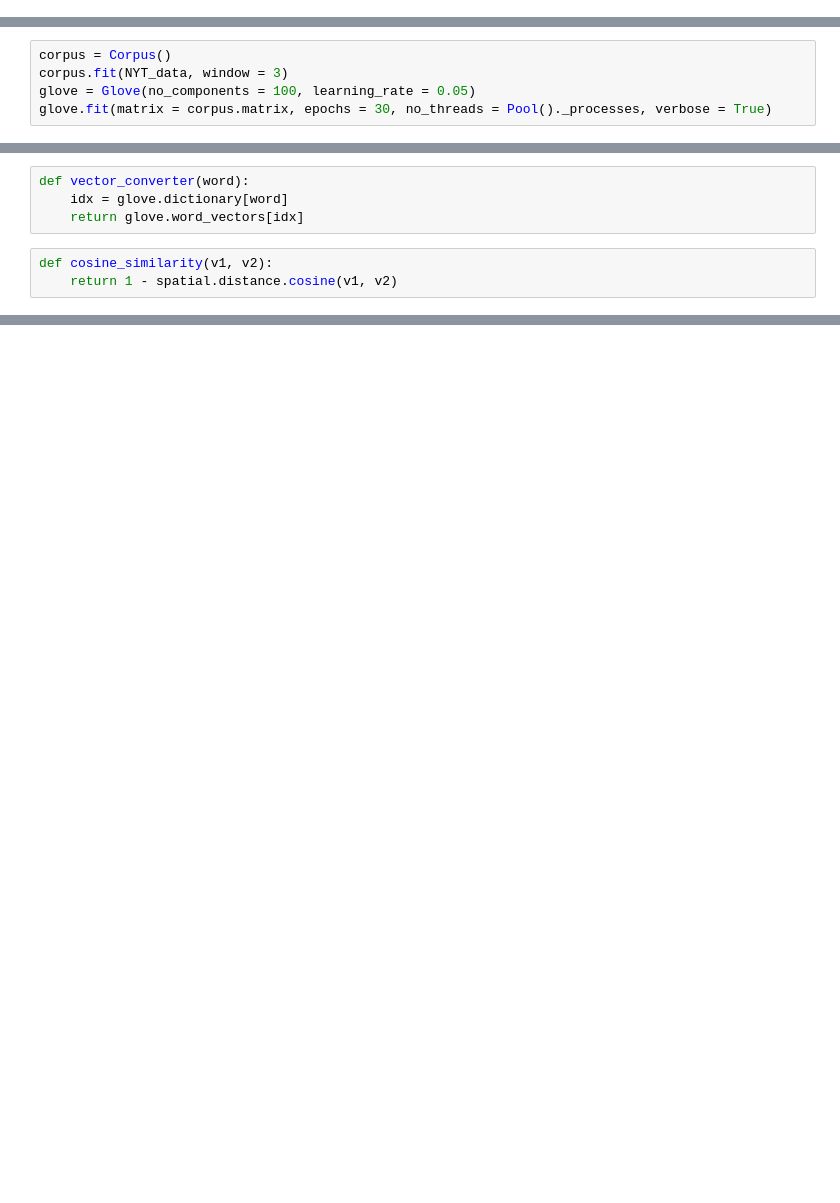
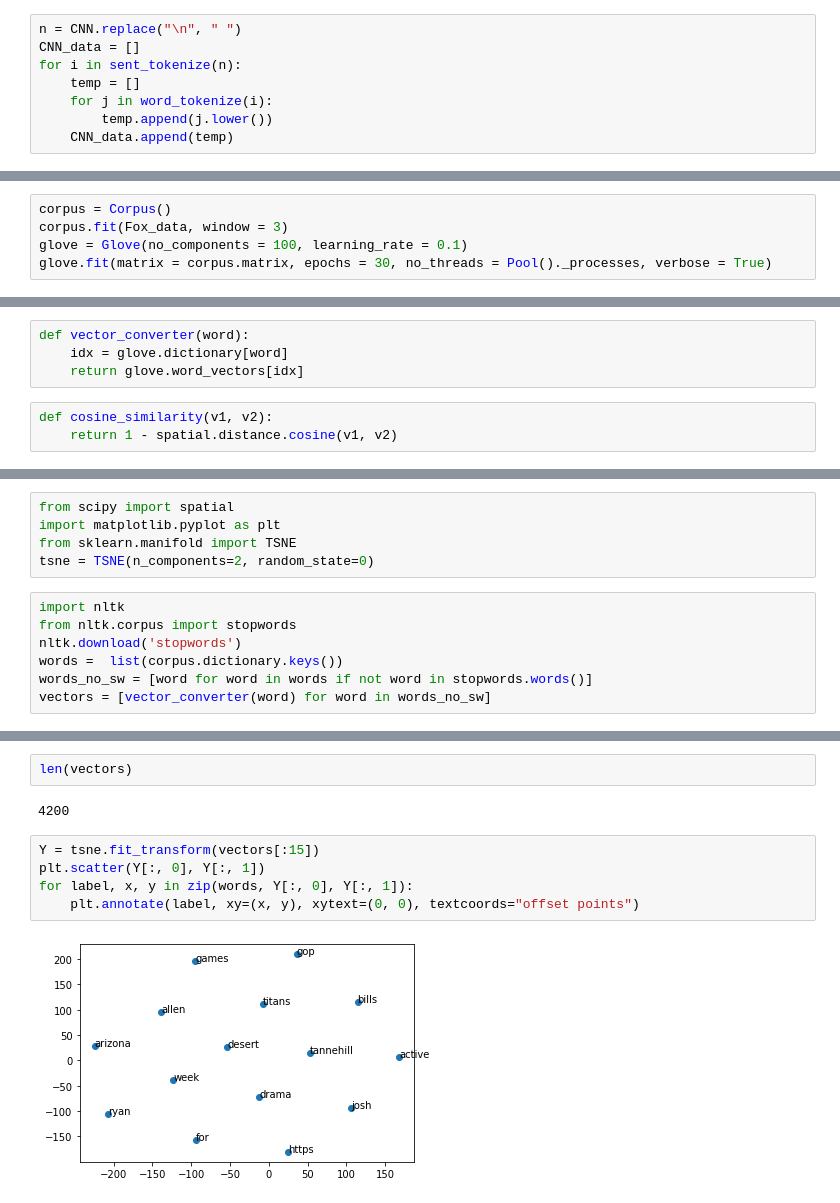
Before and after one commit to dt2229/bias_in_publications, a Jupyter notebook: Glove.ipynb, the cells around one changed output, grey strips where cells are left out. Saved outputs shown, nothing was run; the diff lists cells and outputs as text; blank space fills up the shorter version.

```diff
--- a/Glove.ipynb
+++ b/Glove.ipynb
@@ -33,6 +51,14 @@ for i in sent_tokenize(n):
     for j in word_tokenize(i):
         temp.append(j.lower())
     Fox_data.append(temp)
+# %%
+n = CNN.replace("\n", " ")
+CNN_data = []
+for i in sent_tokenize(n):
+    temp = []
+    for j in word_tokenize(i):
+        temp.append(j.lower())
+    CNN_data.append(temp)
 # %%
 for i in range(len(NYT_data)):
     NYT_data[i] = [word.lower() for word in NYT_data[i] if re.match('^[a-zA-Z]+', word)]
@@ -42,7 +71,7 @@ for i in range(len(Fox_data)):
 # %%
 corpus = Corpus()
-corpus.fit(NYT_data, window = 3)
-glove = Glove(no_components = 100, learning_rate = 0.05)
+corpus.fit(Fox_data, window = 3)
+glove = Glove(no_components = 100, learning_rate = 0.1)
 glove.fit(matrix = corpus.matrix, epochs = 30, no_threads = Pool()._processes, verbose = True)
 # %% [output]
 Performing 30 training epochs with 2 threads
@@ -97,0 +197,12 @@ cosine_similarity(v1, v2)
+# %%
+from scipy import spatial
+import matplotlib.pyplot as plt
+from sklearn.manifold import TSNE
+tsne = TSNE(n_components=2, random_state=0)
+# %%
+import nltk
+from nltk.corpus import stopwords
+nltk.download('stopwords')
+words =  list(corpus.dictionary.keys())
+words_no_sw = [word for word in words if not word in stopwords.words()]
+vectors = [vector_converter(word) for word in words_no_sw]
@@ -97,0 +212,11 @@ cosine_similarity(v1, v2)
+# %%
+len(vectors)
+# %% [output]
+4200
+# %%
+Y = tsne.fit_transform(vectors[:15])
+plt.scatter(Y[:, 0], Y[:, 1])
+for label, x, y in zip(words, Y[:, 0], Y[:, 1]):
+    plt.annotate(label, xy=(x, y), xytext=(0, 0), textcoords="offset points")
+# %% [output]
+[figure, added]
```
Also changed, not shown: parts of 21 cells of this notebook.
